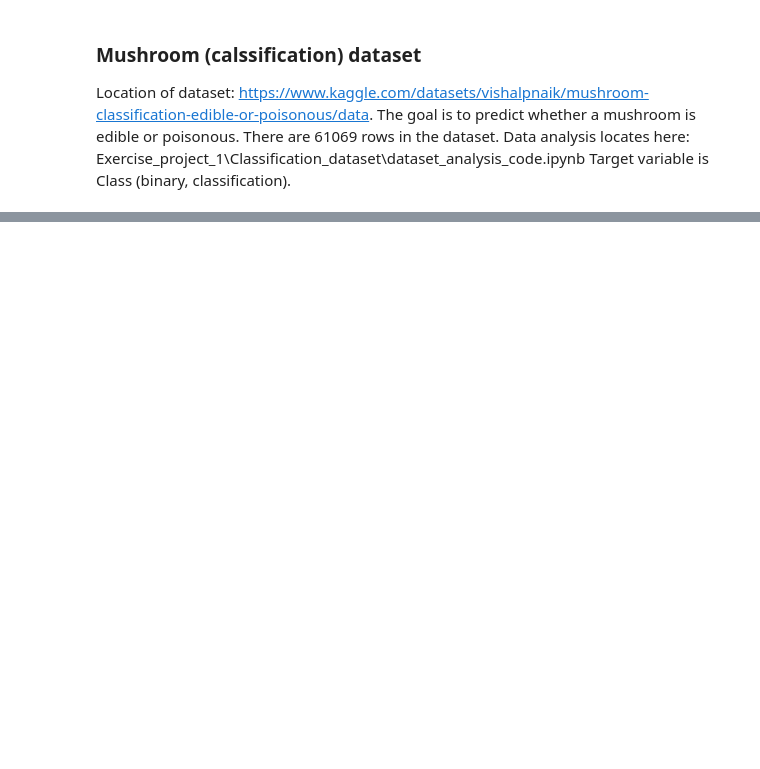
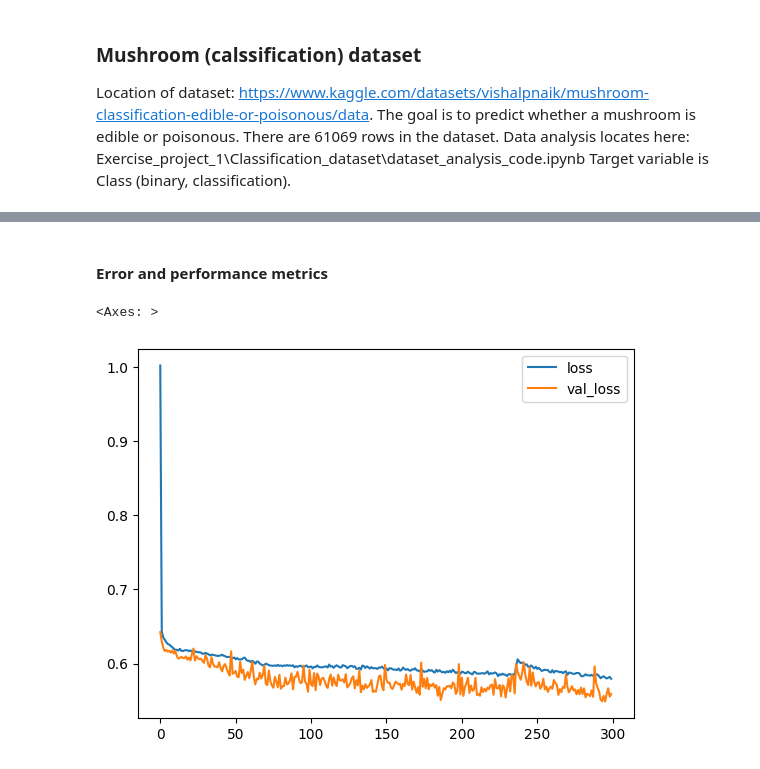
Before and after one commit to RovSveta/DeepLearning2025, a Jupyter notebook: Exercise_project_2/ANN _classification_2.ipynb, the cells around one changed output, grey strips where cells are left out. Drawn from its saved outputs; the diff is of its cells as text; code cells hidden in the pictures; blank space fills up the shorter version.

```diff
--- a/Exercise_project_2/ANN _classification_2.ipynb
+++ b/Exercise_project_2/ANN _classification_2.ipynb
@@ -419,0 +55,31 @@ KeyError: "['class'] not found in axis"
+# %%
+# One-hot encode the target variable for categorical classification
+from keras.utils import to_categorical
+
+# Convert to one-hot encoding with 2 classes
+# here I used a bit of AI
+y_train_encoded = to_categorical(y_train, num_classes=2)
+y_val_encoded = to_categorical(y_val, num_classes=2)
+y_test_encoded = to_categorical(y_test, num_classes=2)
+
+# Define Sequential neural network model
+# modify the input shape to match your training column count
+# remember, one of the columns is removed from training columns
+# to be the target value. so if your data originally had 10 columns
+# the input shape is 9 ... (10 - 1 => 9)
+# the input layer itself can have a different number of nodes
+# Tip: have at least the same number of nodes as in the input shape
+# output layer in classification depends on amount of output options in target variable
+model = keras.Sequential(
+    [
+        layers.BatchNormalization(input_shape=(len(X.columns),)),
+        layers.Dense(16, activation="relu", kernel_regularizer=keras.regularizers.l1(l1=0.1)),
+        layers.Dense(8, activation="relu"),
+        layers.Dense(2, activation="softmax")  # Output layer: 2 nodes for binary classification
+    ]
+)
+
+# compile the model, this time we use categorical crossentropy for loss -function
+# and we also measure the accuracy of our model in the metrics
+model.compile(optimizer="adam", loss='categorical_crossentropy', metrics=['accuracy'])
+model.summary()
@@ -419,0 +103,4 @@ KeyError: "['class'] not found in axis"
+# %%
+# train/fit neural network with validation data
+# see the instructions on the train/test -split above on how to split the data correctly
+model.fit(x=X_train, y=y_train_encoded, epochs=300, validation_data=(X_val, y_val_encoded))
@@ -419,0 +126,11 @@ KeyError: "['class'] not found in axis"
+# %% [markdown]
+#### Error and performance metrics
+# %%
+loss_df = pd.DataFrame(model.history.history)
+loss_df[['loss', 'val_loss']].plot()
+
+# The model learns in "bursts" rather than steadily (few drops), not overfitting
+# there is room for improvement
+# %% [output]
+<Axes: >
+[figure, added]
```
Also changed, not shown: parts of 45 cells of this notebook, 1 other file.
